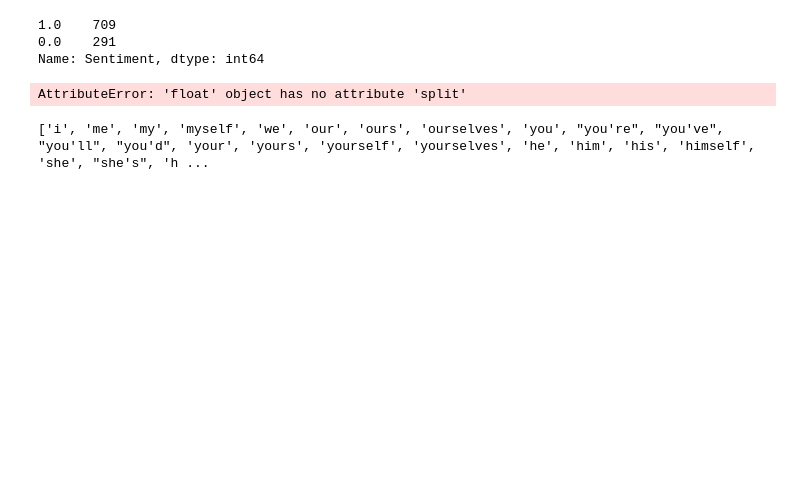
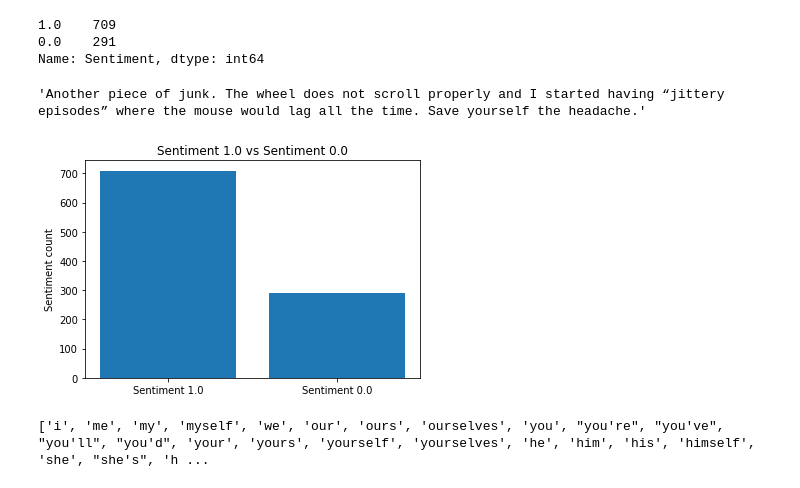
Before and after one commit to vanessaw123/DS-NPL, a Jupyter notebook: NPL-DS.ipynb, the cells around one changed output. Cells and saved outputs as stored; diff of their text form; code cells hidden in the pictures; blank space fills up the shorter version.

```diff
--- a/NPL-DS.ipynb
+++ b/NPL-DS.ipynb
@@ -87,16 +87,32 @@ df['Sentiment'].value_counts()
 1.0    709
 0.0    291
 Name: Sentiment, dtype: int64
-# %%
-stp_words=stopwords.words('english')
-def clean_review(review):
-    cleanreview=" ".join(word for word in review.
-					split() if word not in stp_words)
-    return cleanreview
-
-df['Reviews']=df['Reviews'].apply(clean_review)
-# %% [output]
-AttributeError: 'float' object has no attribute 'split'
+# %%
+df_1 = df[df['Sentiment'] == 1.0]
+df_0 = df[df['Sentiment'] == 0.0]
+df_0.head
+len(df_0)
+reviews = df['Reviews']
+reviews[0]
+# %% [output]
+'Another piece of junk. The wheel does not scroll properly and I started having “jittery episodes” where the mouse would lag all the time. Save yourself the headache.'
+# %%
+fig, ax = plt.subplots()
+
+X = ['Sentiment 1.0', 'Sentiment 0.0']
+counts = [len(df_1), len(df_0)]
+# bar_labels = ['red', 'blue']
+#bar_colors = ['tab:red', 'tab:blue', 'tab:red', 'tab:orange']
+
+ax.bar(X, counts) #, label=bar_labels, color=bar_colors
+
+ax.set_ylabel('Sentiment count')
+ax.set_title('Sentiment 1.0 vs Sentiment 0.0')
+#ax.legend(title='Fruit color')
+
+plt.show()
+# %% [output]
+[figure, added]
 # %%
 import nltk
 from nltk.corpus import stopwords
```
Also changed, not shown: parts of 7 cells of this notebook.
